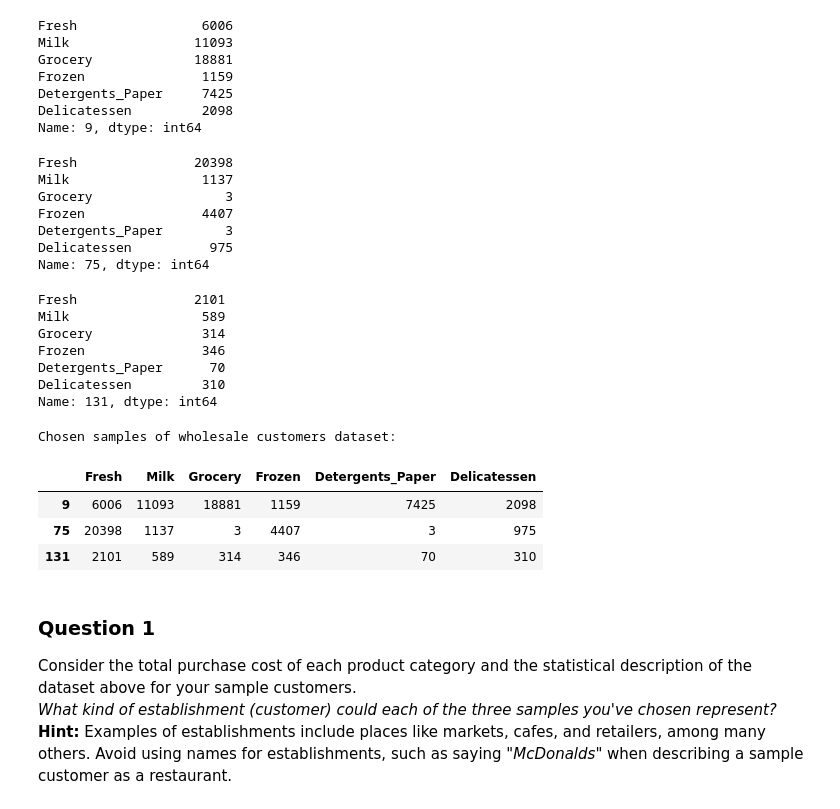
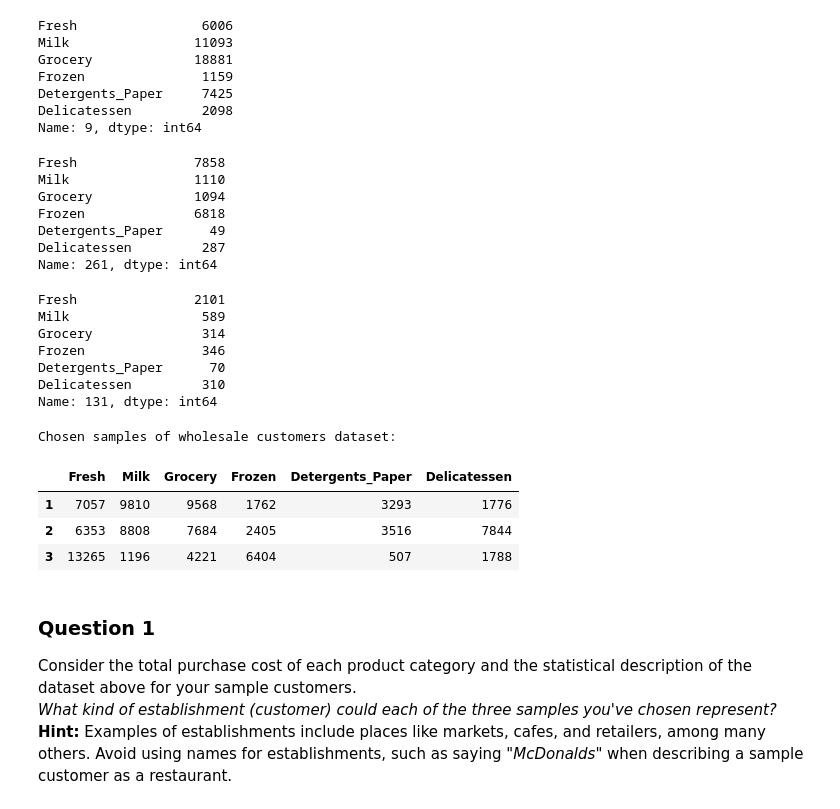
Before and after one commit to afcarl/Udacity-MLND-Project3, a Jupyter notebook: customer_segments.ipynb, the cells around one changed output. Drawn from its saved outputs; the diff is of its cells as text; code cells hidden in the pictures.

```diff
--- a/customer_segments.ipynb
+++ b/customer_segments.ipynb
@@ -168,15 +168,15 @@ group_two = my_data[(my_data.Frozen > 3554)
                     & (my_data.Grocery < 2153)
                     & (my_data.Detergents_Paper < 256)]
 
-group_two.iloc[0]
+group_two.iloc[1]
 # %% [output]
-Fresh               20398
-Milk                 1137
-Grocery                 3
-Frozen               4407
-Detergents_Paper        3
-Delicatessen          975
-Name: 75, dtype: int64
+Fresh               7858
+Milk                1110
+Grocery             1094
+Frozen              6818
+Detergents_Paper      49
+Delicatessen         287
+Name: 261, dtype: int64
 # %%
 # Select 3rd customer
 # The customer has under 25% quantile of every products
@@ -198,18 +198,19 @@ Delicatessen         310
 Name: 131, dtype: int64
 # %%
 # Select three indices of your choice you wish to sample from the dataset
-indices =[9,75,131]
+# indices =[261,75,131]
+indices = [1,2,3]
 
 # Create a DataFrame of the chosen samples
 samples = pd.DataFrame(data.loc[indices], columns = data.keys())
 print "Chosen samples of wholesale customers dataset:"
 display(samples)
 # %% [output]
 Chosen samples of wholesale customers dataset:
 |  | Fresh | Milk | Grocery | Frozen | Detergents_Paper | Delicatessen |
-| 9 | 6006 | 11093 | 18881 | 1159 | 7425 | 2098 |
-| 75 | 20398 | 1137 | 3 | 4407 | 3 | 975 |
-| 131 | 2101 | 589 | 314 | 346 | 70 | 310 |
+| 1 | 7057 | 9810 | 9568 | 1762 | 3293 | 1776 |
+| 2 | 6353 | 8808 | 7684 | 2405 | 3516 | 7844 |
+| 3 | 13265 | 1196 | 4221 | 6404 | 507 | 1788 |
 # %% [markdown]
 ### Question 1
 Consider the total purchase cost of each product category and the statistical description of the dataset above for your sample customers.
```
Also changed, not shown: parts of 10 cells of this notebook.
